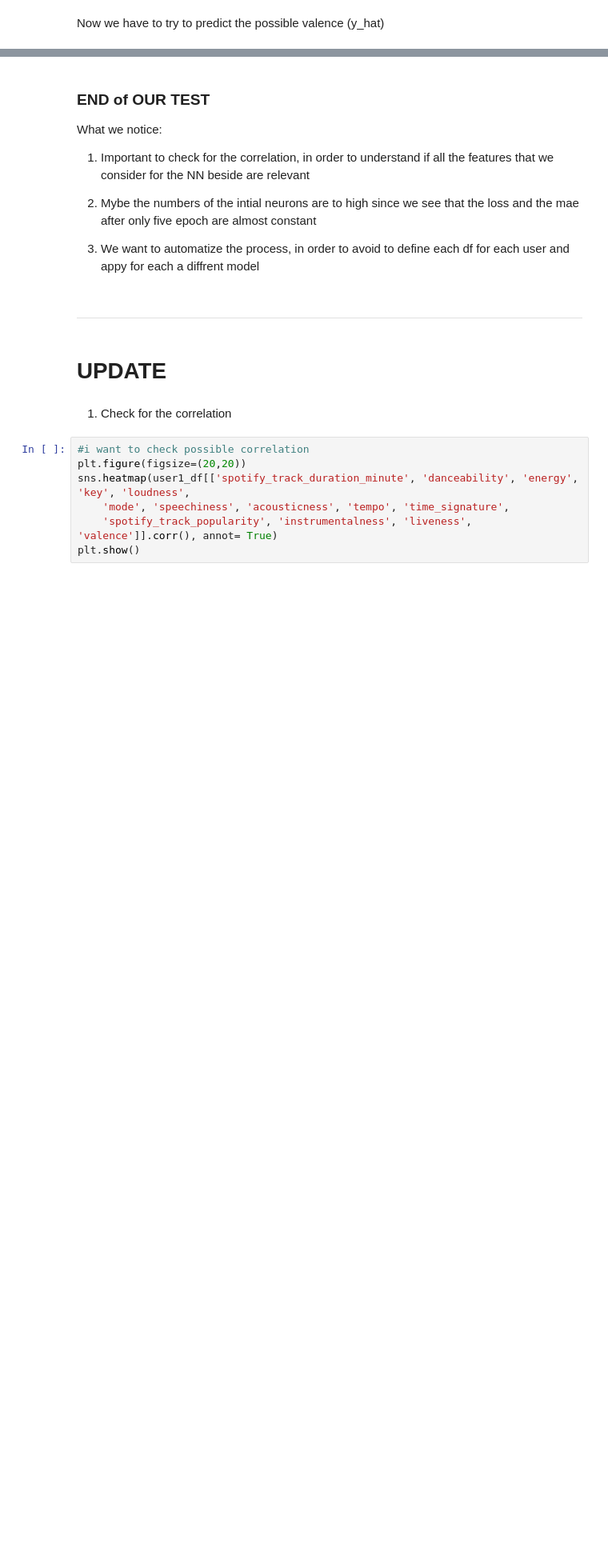
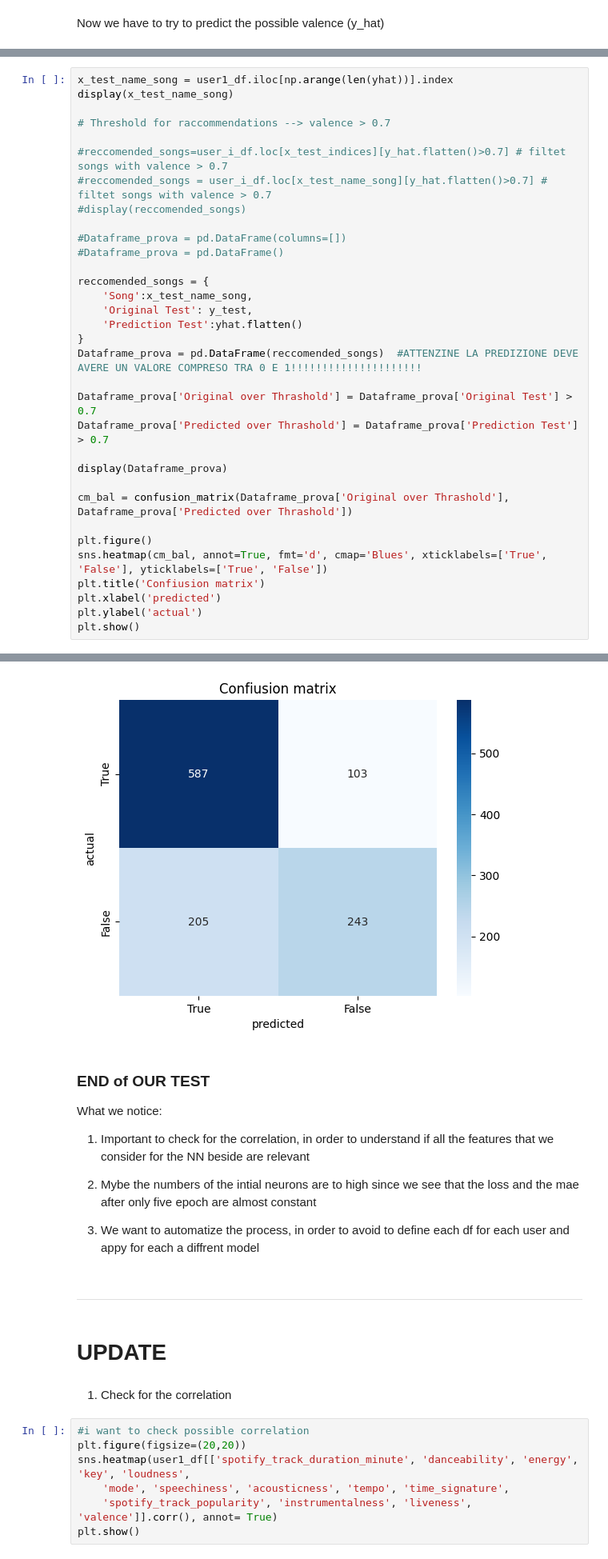
Before and after one commit to alelovo/Project_MachineLearning, a Jupyter notebook: NN.ipynb, the cells around one changed output, grey strips where cells are left out. Shown at 80% size. Saved outputs shown, nothing was run; the diff lists cells and outputs as text; blank space fills up the shorter version.

Commit message:
df for threshold + change NN

```diff
--- a/NN.ipynb
+++ b/NN.ipynb
@@ -373,0 +421,34 @@ plt.show()
+# %%
+x_test_name_song = user1_df.iloc[np.arange(len(yhat))].index
+display(x_test_name_song)
+
+# Threshold for raccommendations --> valence > 0.7
+
+#reccomended_songs=user_i_df.loc[x_test_indices][y_hat.flatten()>0.7] # filtet songs with valence > 0.7
+#reccomended_songs = user_i_df.loc[x_test_name_song][y_hat.flatten()>0.7] # filtet songs with valence > 0.7
+#display(reccomended_songs)
+
+#Dataframe_prova = pd.DataFrame(columns=[])
+#Dataframe_prova = pd.DataFrame()
+
+reccomended_songs = {
+    'Song':x_test_name_song,
+    'Original Test': y_test,
+    'Prediction Test':yhat.flatten()
+}
+Dataframe_prova = pd.DataFrame(reccomended_songs)  #ATTENZINE LA PREDIZIONE DEVE AVERE UN VALORE COMPRESO TRA 0 E 1!!!!!!!!!!!!!!!!!!!!!
+
+Dataframe_prova['Original over Thrashold'] = Dataframe_prova['Original Test'] > 0.7
+Dataframe_prova['Predicted over Thrashold'] = Dataframe_prova['Prediction Test'] > 0.7
+
+display(Dataframe_prova)
+
+cm_bal = confusion_matrix(Dataframe_prova['Original over Thrashold'], Dataframe_prova['Predicted over Thrashold'])
+
+plt.figure()
+sns.heatmap(cm_bal, annot=True, fmt='d', cmap='Blues', xticklabels=['True', 'False'], yticklabels=['True', 'False'])
+plt.title('Confiusion matrix')
+plt.xlabel('predicted')
+plt.ylabel('actual')
+plt.show()
+# %% [output]
@@ -374,3 +485,4 @@ plt.show()
+[figure, added]
 # %% [markdown]
 ### END of OUR TEST
 
```
Also changed, not shown: parts of 15 cells of this notebook, 2 other files.
